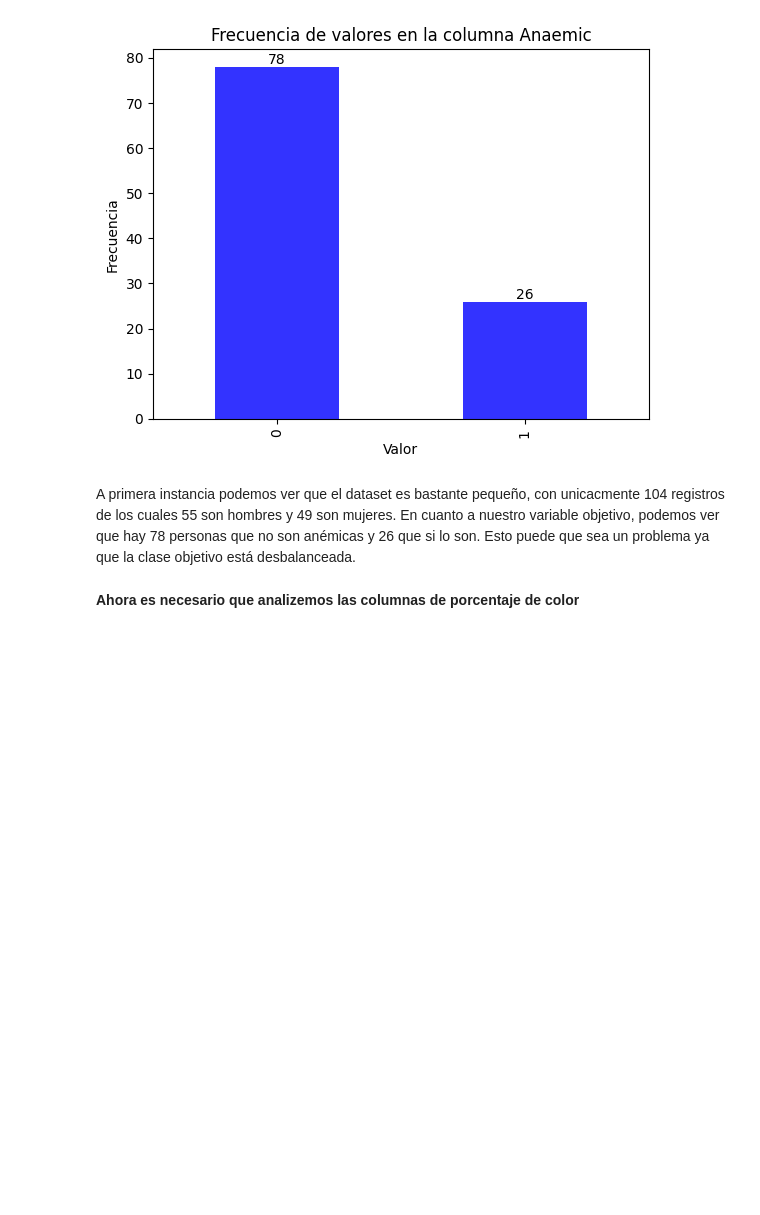
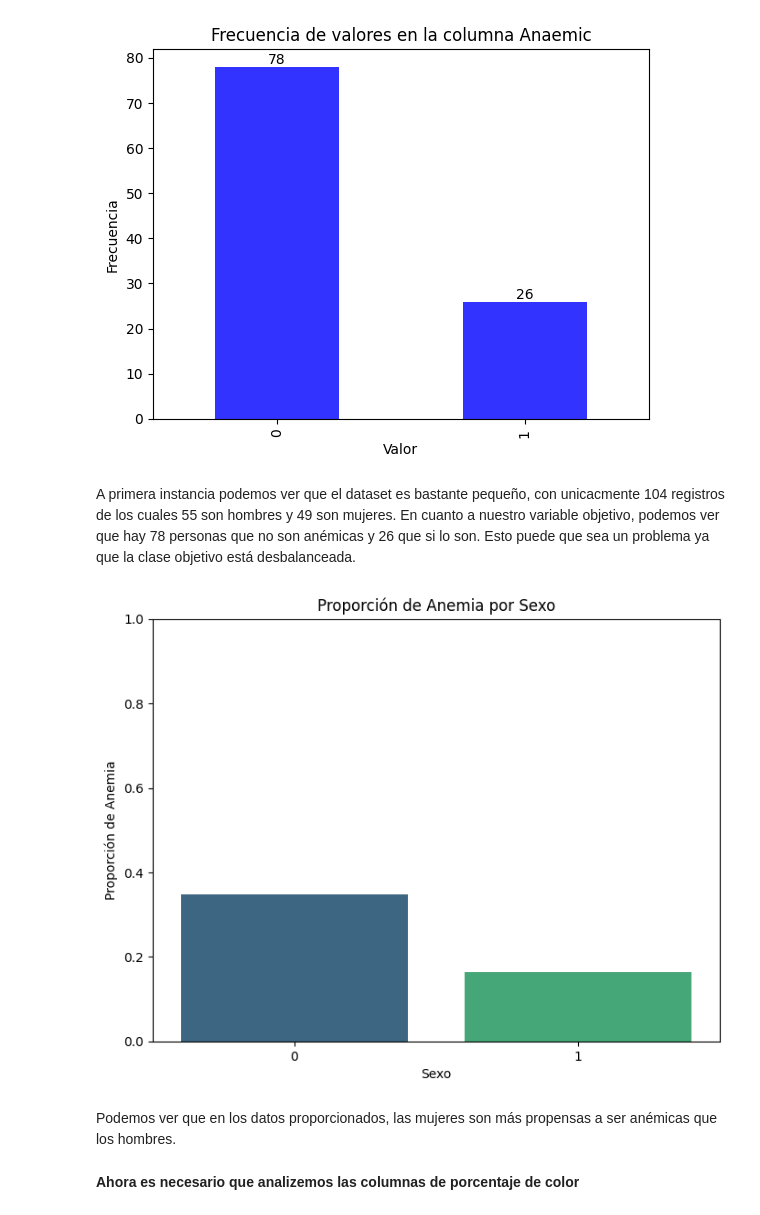
Before and after one commit to IPablo271/Proyecto-ResponsibleIA, a Jupyter notebook: Proyecto_1_RIA.ipynb, the cells around one changed output. Saved outputs shown, nothing was run; the diff lists cells and outputs as text; code cells hidden in the pictures; blank space fills up the shorter version.

```diff
--- a/Proyecto_1_RIA.ipynb
+++ b/Proyecto_1_RIA.ipynb
@@ -47,3 +56,10 @@ Sex: Se refiere al sexo de la persona.
 Hb: Se refiere a la hemoglobina en la sangre.
 
 Anemic: Se refiere a si la persona es anémica o no (varaible objetivo).
+# %%
+#Evaluar datos faltantes
+
+df = df.drop(columns='Number')
+
+for column in df.columns:
+    print("Datos faltantes en la columna "+ column + "son: "+ str(df[column].isnull().sum()))
@@ -86,6 +109,21 @@ for column in columns:
 [figure]
 # %% [markdown]
 A primera instancia podemos ver que el dataset es bastante pequeño, con unicacmente 104 registros de los cuales 55 son hombres y 49 son mujeres. En cuanto a nuestro variable objetivo, podemos ver que hay 78 personas que no son anémicas y 26 que si lo son. Esto puede que sea un problema ya que la clase objetivo está desbalanceada.
+# %%
+proporcion_anemia = df.groupby('Sex')['Anaemic'].mean().reset_index()
+
+# Crear el gráfico de barras
+plt.figure(figsize=(8, 6))
+sns.barplot(x='Sex', y='Anaemic', data=proporcion_anemia, palette='viridis')
+plt.title('Proporción de Anemia por Sexo')
+plt.xlabel('Sexo')
+plt.ylabel('Proporción de Anemia')
+plt.ylim(0, 1)  # Para que la proporción esté entre 0 y 1
+plt.show()
+# %% [output]
+[figure, added]
+# %% [markdown]
+Podemos ver que en los datos proporcionados, las mujeres son más propensas a ser anémicas que los hombres.
 # %% [markdown]
 **Ahora es necesario que analizemos las columnas de porcentaje de color**
 # %% [markdown]
```
Also changed, not shown: parts of 17 cells of this notebook, 1 other file.
